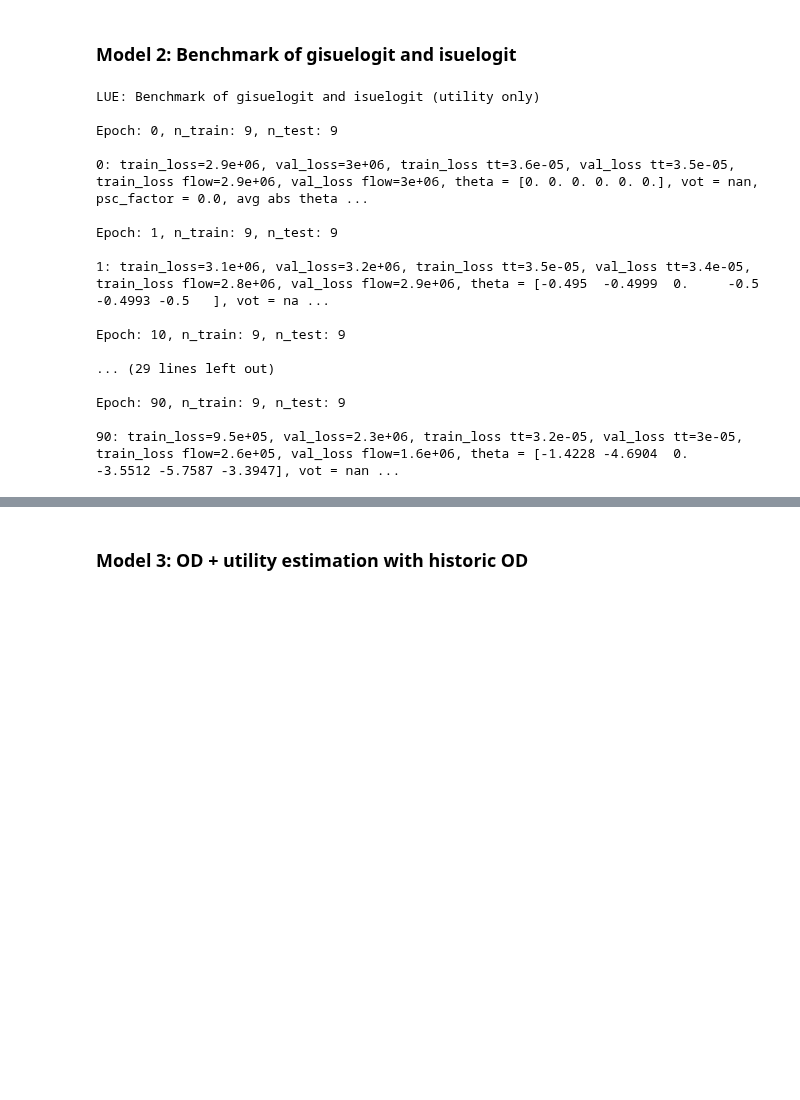
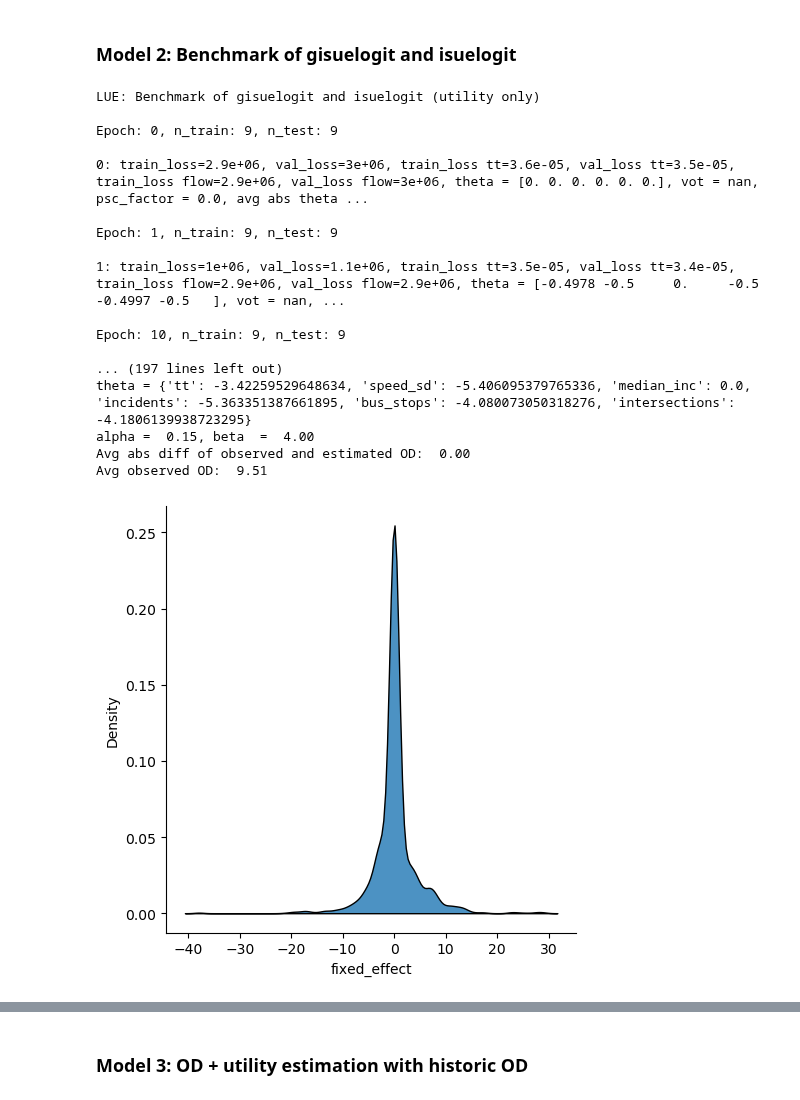
Before and after one commit to pabloguarda/pesuelogit, a Jupyter notebook: examples/notebooks/gisuelogit-fresno.ipynb, the cells around one changed output, grey strips where cells are left out. Drawn from its saved outputs; the diff is of its cells as text; code cells hidden in the pictures; blank space fills up the shorter version.

Commit message:
Fixes equilibrium stage

```diff
--- a/examples/notebooks/gisuelogit-fresno.ipynb
+++ b/examples/notebooks/gisuelogit-fresno.ipynb
@@ -215,3 +208,28 @@ _LOSS_WEIGHTS ={'od': 0, 'theta': 0, 'tt': 1, 'flow': 1, 'eq_flow': 1}
+# %%
+#_EPOCHS = {'learning': 50, 'equilibrium': 10}
+_EPOCHS = {'learning': 500, 'equilibrium': 0}
+_BATCH_SIZE = None
+_LR = 5e-1
+_RELATIVE_GAP = 1e-5
+_XTICKS_SPACING = 50
+_EPOCHS_PRINT_INTERVAL = 10
+
+_LOSS_METRIC  = nrmse
+
+# Excluding historic OD gives more freedom for the model to find an equilibria and minimize reconstruction error
+_LOSS_WEIGHTS ={'od': 0, 'tt': 1, 'flow': 1, 'eq_flow': 1}
+_MOMENTUM_EQUILIBRIUM = 0.99
+#_MOMENTUM_EQUILIBRIUM = 1
+
+# Including historic OD matrix
+# _LOSS_WEIGHTS ={'od': 1, 'tt': 1, 'flow': 1, 'eq_flow': 1}
+# _MOMENTUM_EQUILIBRIUM = 0.99
+
+# _LOSS_METRIC = mse
+# _LOSS_WEIGHTS ={'od': 1, 'theta': 0, 'tt': 1e10, 'flow': 1, 'eq_flow': 1}
+
+#_LOSS_METRIC  = btcg_mse
+#_LOSS_METRIC  = mnrmse
 # %% [markdown]
 ## Models
 # %%
@@ -290,36 +308,40 @@ if run_model['lue']:
         X_train, Y_train, X_test, Y_test,
         optimizer=optimizer,
         batch_size=_BATCH_SIZE,
         threshold_relative_gap=_RELATIVE_GAP,
         momentum_equilibrium = _MOMENTUM_EQUILIBRIUM,
         loss_weights= dict(_LOSS_WEIGHTS, od = 0),
         loss_metric=_LOSS_METRIC,
         epochs_print_interval=_EPOCHS_PRINT_INTERVAL,
         epochs=_EPOCHS)
 
+    sns.displot(pd.DataFrame({'fixed_effect':np.array(lue.fixed_effect)}),
+            x="fixed_effect", multiple="stack", kind="kde", alpha = 0.8)
+
     plot_predictive_performance(train_losses=train_results_dfs['lue'], val_losses=test_results_dfs['lue'],
                                 xticks_spacing = _XTICKS_SPACING)
 
 
     print(f"theta = {dict(zip(utility_parameters.true_values.keys(), list(lue.theta.numpy())))}")
     print(f"alpha = {lue.alpha: 0.2f}, beta  = {lue.beta: 0.2f}")
     print(f"Avg abs diff of observed and estimated OD: {np.mean(np.abs(lue.q - fresno_network.q.flatten())): 0.2f}")
     print(f"Avg observed OD: {np.mean(np.abs(fresno_network.q.flatten())): 0.2f}")
 # %% [output]
 LUE: Benchmark of gisuelogit and isuelogit (utility only)
 
 Epoch: 0, n_train: 9, n_test: 9
 
 0: train_loss=2.9e+06, val_loss=3e+06, train_loss tt=3.6e-05, val_loss tt=3.5e-05, train_loss flow=2.9e+06, val_loss flow=3e+06, theta = [0. 0. 0. 0. 0. 0.], vot = nan, psc_factor = 0.0, avg abs theta ...
 
 Epoch: 1, n_train: 9, n_test: 9
 
-1: train_loss=3.1e+06, val_loss=3.2e+06, train_loss tt=3.5e-05, val_loss tt=3.4e-05, train_loss flow=2.8e+06, val_loss flow=2.9e+06, theta = [-0.495  -0.4999  0.     -0.5    -0.4993 -0.5   ], vot = na ...
+1: train_loss=1e+06, val_loss=1.1e+06, train_loss tt=3.5e-05, val_loss tt=3.4e-05, train_loss flow=2.9e+06, val_loss flow=2.9e+06, theta = [-0.4978 -0.5     0.     -0.5    -0.4997 -0.5   ], vot = nan, ...
 
 Epoch: 10, n_train: 9, n_test: 9
 
-... (29 lines left out)
-
-Epoch: 90, n_train: 9, n_test: 9
-
-90: train_loss=9.5e+05, val_loss=2.3e+06, train_loss tt=3.2e-05, val_loss tt=3e-05, train_loss flow=2.6e+05, val_loss flow=1.6e+06, theta = [-1.4228 -4.6904  0.     -3.5512 -5.7587 -3.3947], vot = nan ...
+... (197 lines left out)
+theta = {'tt': -3.42259529648634, 'speed_sd': -5.406095379765336, 'median_inc': 0.0, 'incidents': -5.363351387661895, 'bus_stops': -4.080073050318276, 'intersections': -4.1806139938723295}
+alpha =  0.15, beta  =  4.00
+Avg abs diff of observed and estimated OD:  0.00
+Avg observed OD:  9.51
+[figure, added]
```
Also changed, not shown: parts of 8 cells of this notebook, 1 other file.
